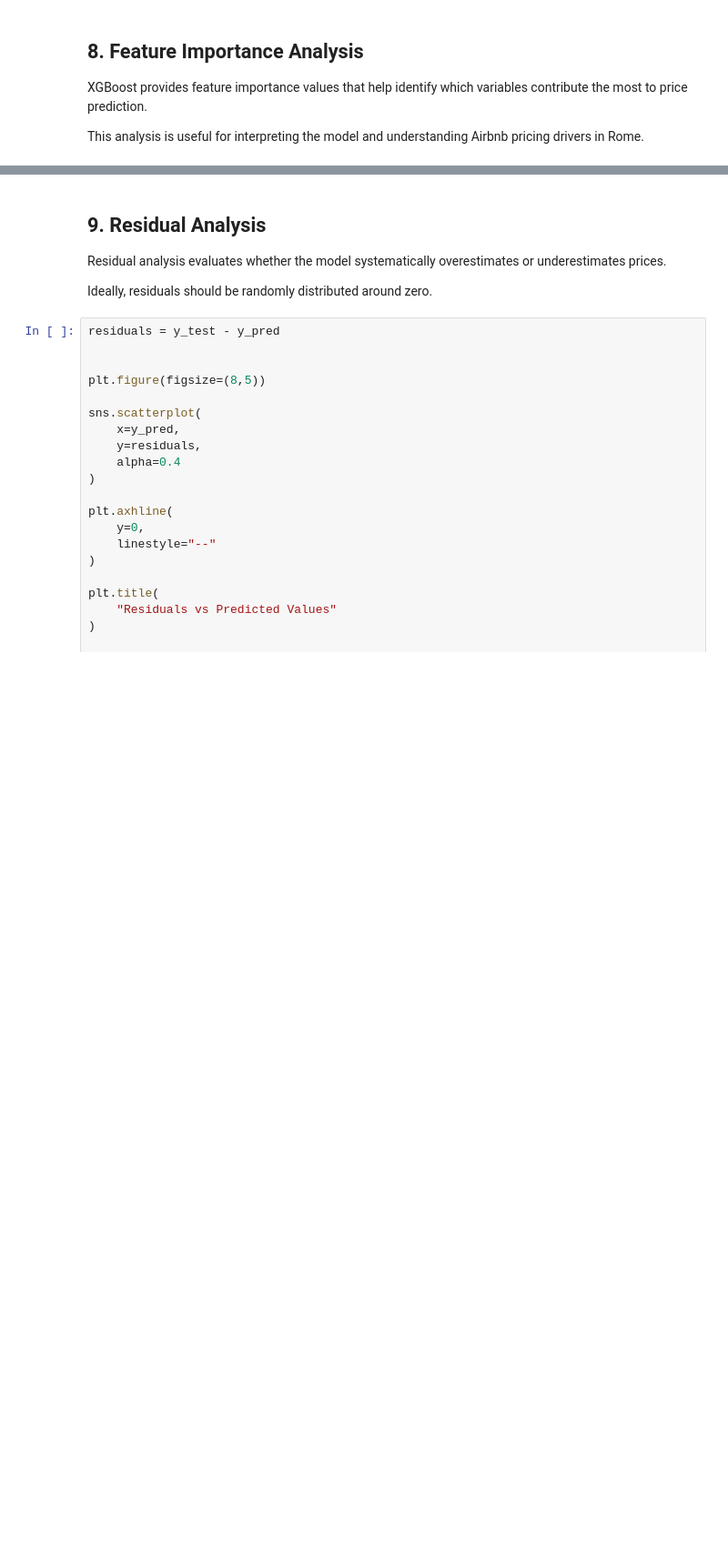
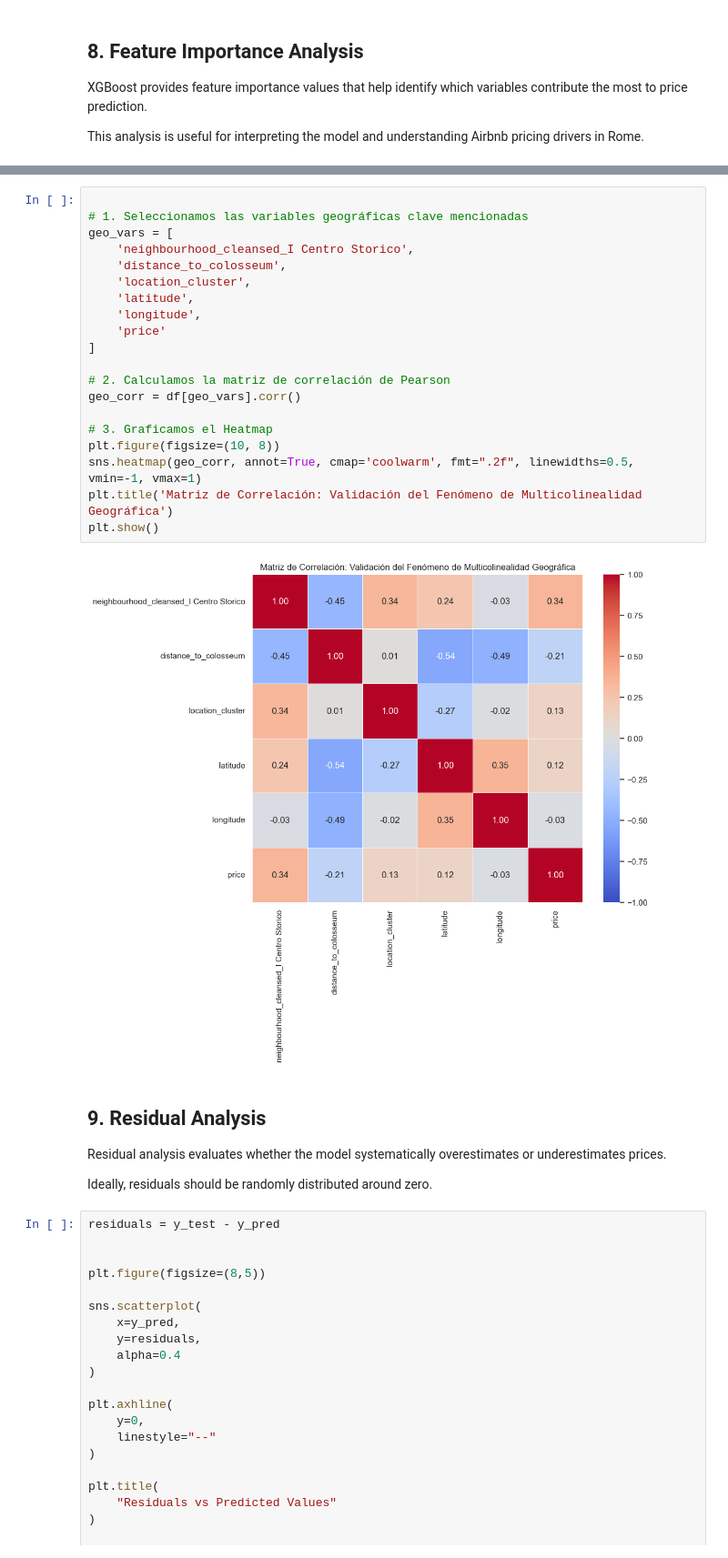
Before and after one commit to aantoo-cr/airbnb-rome-analysis, a Jupyter notebook: notebooks/08_XGBoost_model.ipynb, the cells around one changed output, grey strips where cells are left out. Shown at 91% size. Cells and saved outputs as stored; diff of their text form; blank space fills up the shorter version.

```diff
--- a/notebooks/08_XGBoost_model.ipynb
+++ b/notebooks/08_XGBoost_model.ipynb
@@ -564,3 +466,25 @@ plt.show()
+# %%
+
+# 1. Seleccionamos las variables geográficas clave mencionadas
+geo_vars = [
+    'neighbourhood_cleansed_I Centro Storico',
+    'distance_to_colosseum',
+    'location_cluster',
+    'latitude',
+    'longitude',
+    'price'
+]
+
+# 2. Calculamos la matriz de correlación de Pearson
+geo_corr = df[geo_vars].corr()
+
+# 3. Graficamos el Heatmap
+plt.figure(figsize=(10, 8))
+sns.heatmap(geo_corr, annot=True, cmap='coolwarm', fmt=".2f", linewidths=0.5, vmin=-1, vmax=1)
+plt.title('Matriz de Correlación: Validación del Fenómeno de Multicolinealidad Geográfica')
+plt.show()
+# %% [output]
+[figure, added]
 # %% [markdown]
 ## 9. Residual Analysis
 
```
Also changed, not shown: parts of 18 cells of this notebook, 7 other files.
